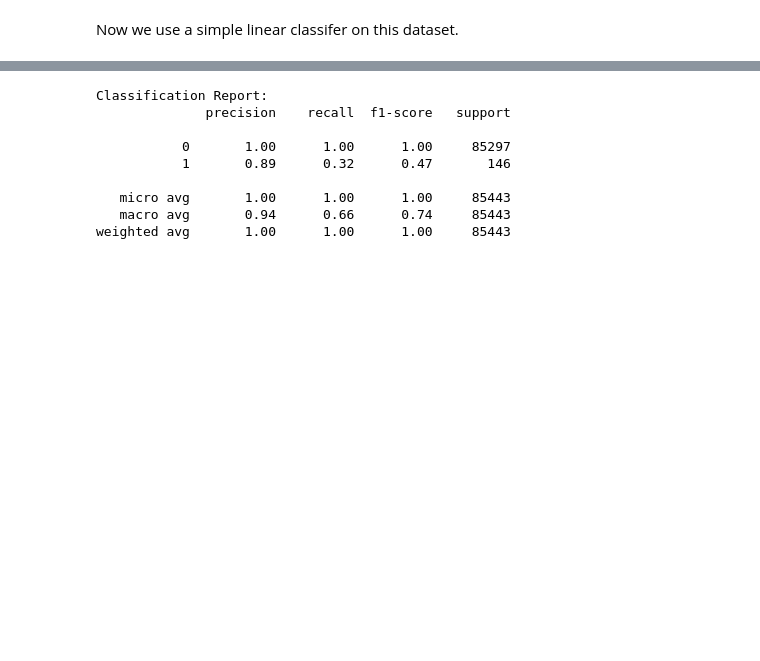
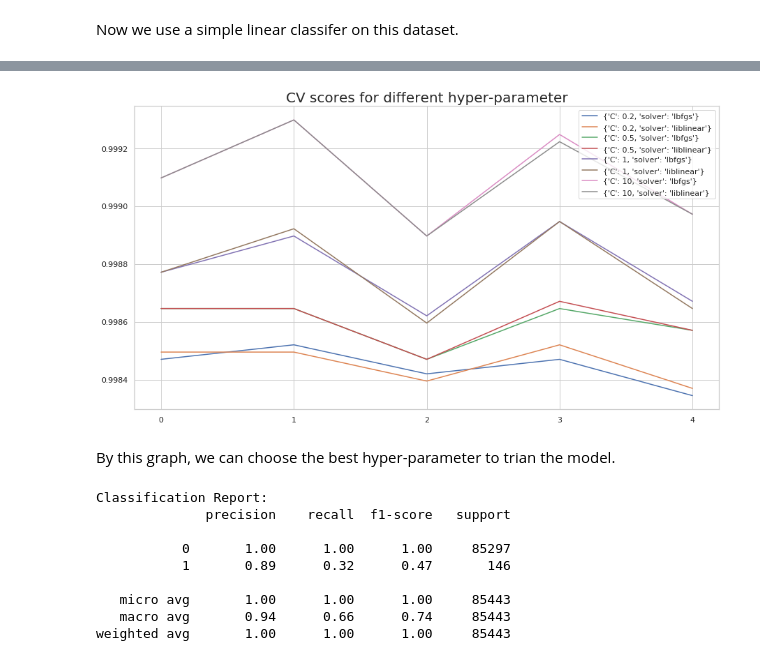
Before and after one commit to ShangyuanZ/Credit_Card_Fraud, a Jupyter notebook: semi-supervised.ipynb, the cells around one changed output, grey strips where cells are left out. Drawn from its saved outputs; the diff is of its cells as text; code cells hidden in the pictures; blank space fills up the shorter version.

```diff
--- a/semi-supervised.ipynb
+++ b/semi-supervised.ipynb
@@ -180,3 +203,23 @@ clf0.best_params_
+# %%
+#get labels and scores to plot gridsearch cv score for comparing performance
+labels = clf0.cv_results_['params']
+labels
+
+scores = []
+for i in range(8):
+    s_part = []
+    for cv in range(5):
+        s = str('split' + str(cv) + "_test_score")
+        s_part.append(clf0.cv_results_[s][i])
+    scores.append(s_part)
+scores
+
+
+plot_gridsearch_cv(labels,scores)
+# %% [output]
+[figure, added]
+# %% [markdown]
+By this graph, we can choose the best hyper-parameter to trian the model.
 # %%
 clf = LogisticRegression(**clf0.best_params_).fit(train_x, train_y)
 pred_y = clf.predict(val_x)
```
Also changed, not shown: parts of 7 cells of this notebook, 2 other files.
